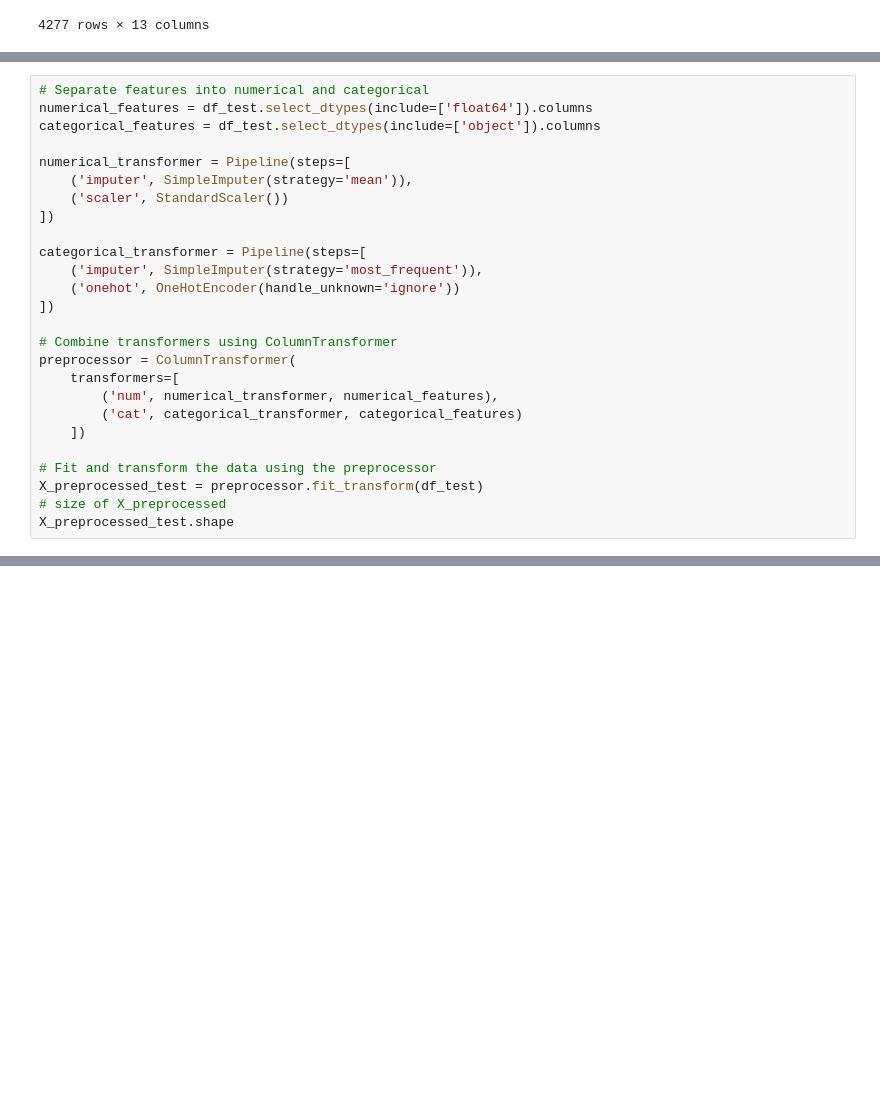
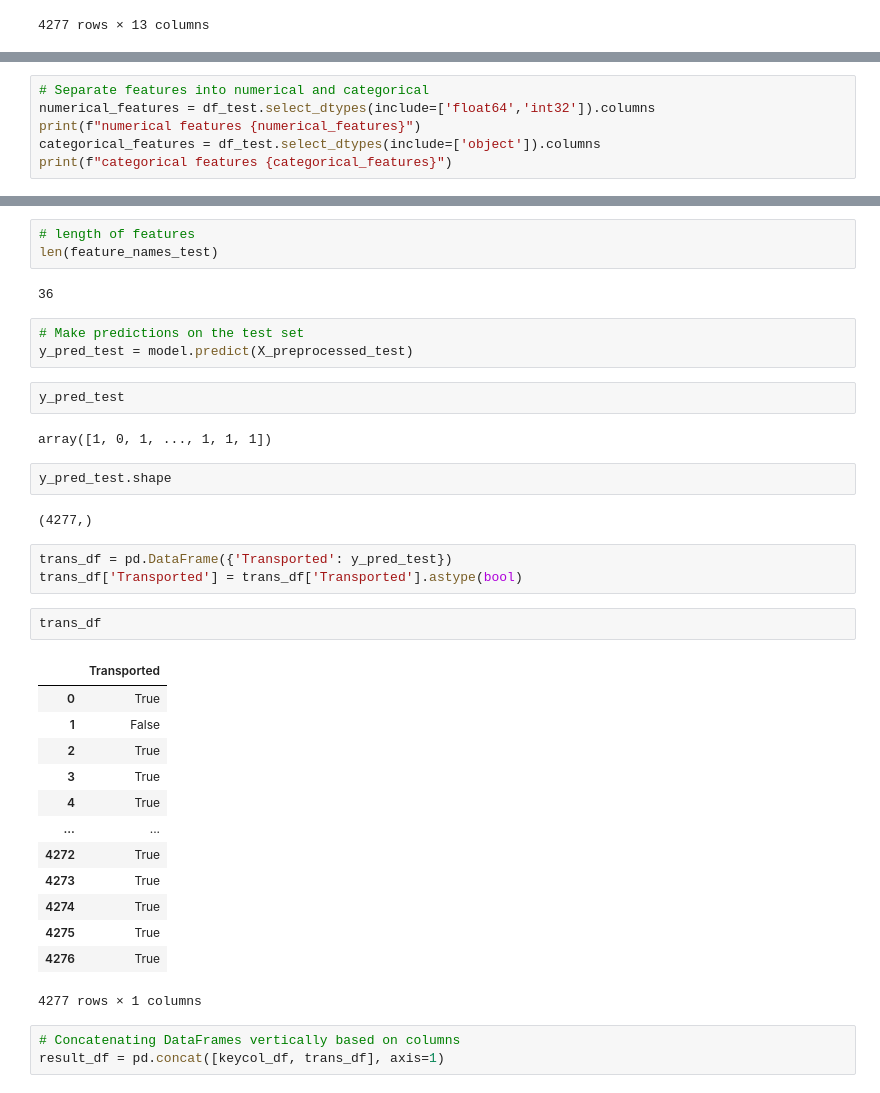
Before and after one commit to tanmaypatil/kaggle-learning, a Jupyter notebook: titanic2.ipynb, the cells around one changed output, grey strips where cells are left out. Saved outputs shown, nothing was run; the diff lists cells and outputs as text; blank space fills up the shorter version.

```diff
--- a/titanic2.ipynb
+++ b/titanic2.ipynb
@@ -617,26 +591,6 @@ df_test.shape
 # %%
 # Separate features into numerical and categorical
-numerical_features = df_test.select_dtypes(include=['float64']).columns
+numerical_features = df_test.select_dtypes(include=['float64','int32']).columns
+print(f"numerical features {numerical_features}")
 categorical_features = df_test.select_dtypes(include=['object']).columns
-
-numerical_transformer = Pipeline(steps=[
-    ('imputer', SimpleImputer(strategy='mean')),
-    ('scaler', StandardScaler())
-])
-
-categorical_transformer = Pipeline(steps=[
-    ('imputer', SimpleImputer(strategy='most_frequent')),
-    ('onehot', OneHotEncoder(handle_unknown='ignore'))
-])
-
-# Combine transformers using ColumnTransformer
-preprocessor = ColumnTransformer(
-    transformers=[
-        ('num', numerical_transformer, numerical_features),
-        ('cat', categorical_transformer, categorical_features)
-    ])
-
-# Fit and transform the data using the preprocessor
-X_preprocessed_test = preprocessor.fit_transform(df_test)
-# size of X_preprocessed
-X_preprocessed_test.shape
+print(f"categorical features {categorical_features}")
@@ -656,0 +611,38 @@ df_test.Destination.unique()
+# %%
+# length of features
+len(feature_names_test)
+# %% [output]
+36
+# %%
+# Make predictions on the test set
+y_pred_test = model.predict(X_preprocessed_test)
+# %%
+y_pred_test
+# %% [output]
+array([1, 0, 1, ..., 1, 1, 1])
+# %%
+y_pred_test.shape
+# %% [output]
+(4277,)
+# %%
+trans_df = pd.DataFrame({'Transported': y_pred_test})
+trans_df['Transported'] = trans_df['Transported'].astype(bool)
+# %%
+trans_df
+# %% [output]
+|  | Transported |
+| 0 | True |
+| 1 | False |
+| 2 | True |
+| 3 | True |
+| 4 | True |
+| ... | ... |
+| 4272 | True |
+| 4273 | True |
+| 4274 | True |
+| 4275 | True |
+| 4276 | True |
+4277 rows × 1 columns
+# %%
+# Concatenating DataFrames vertically based on columns
+result_df = pd.concat([keycol_df, trans_df], axis=1)
```
Also changed, not shown: parts of 38 cells of this notebook, 2 other files.
